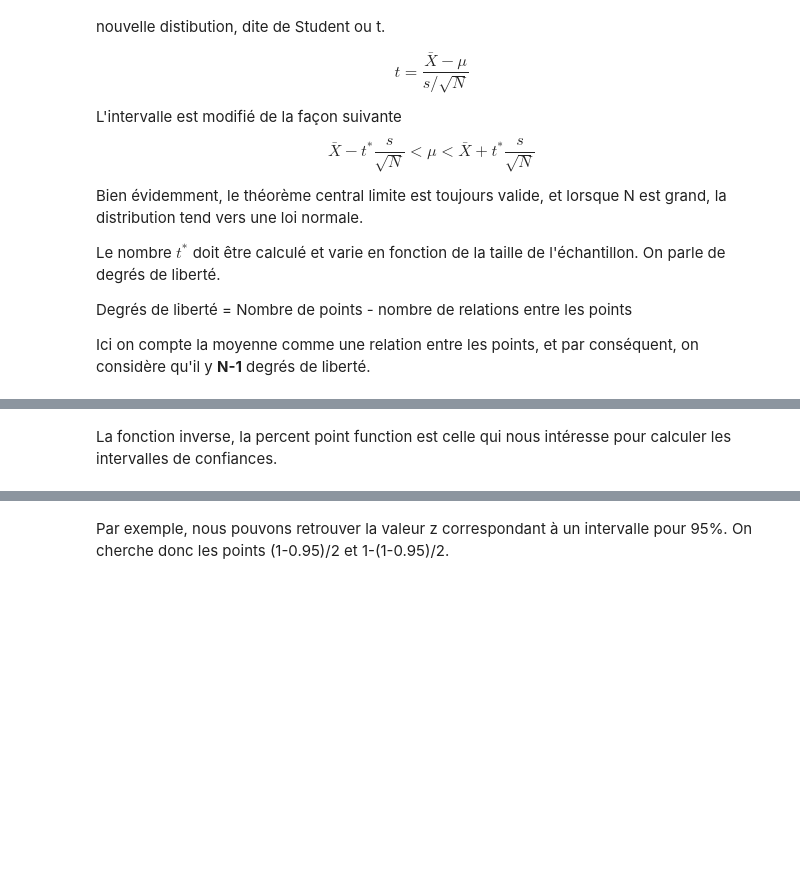
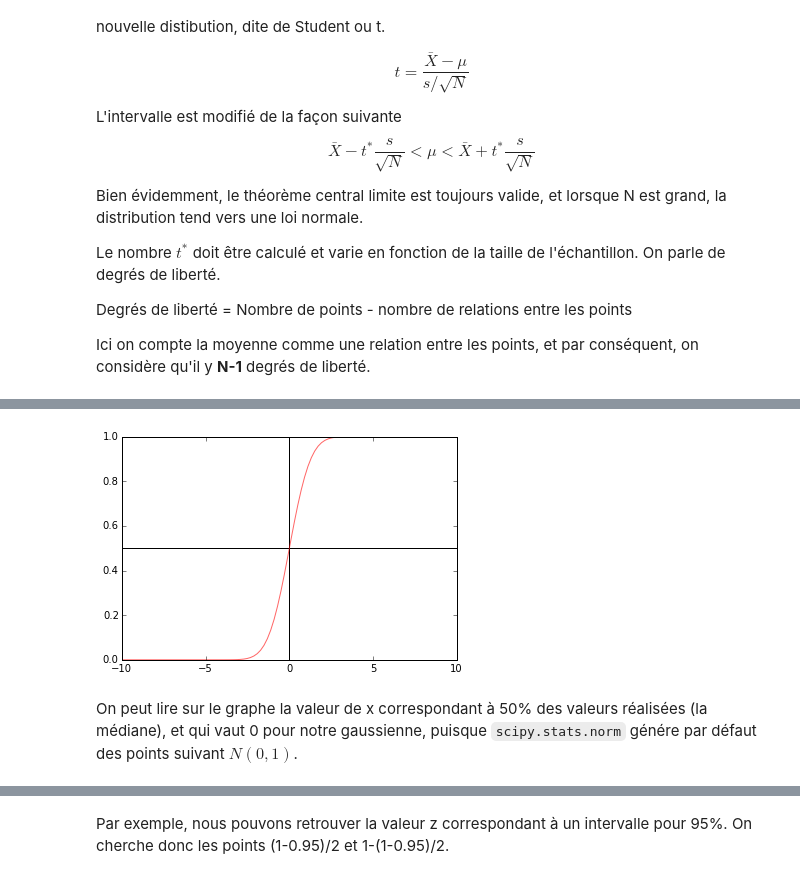
Before and after one commit to BernadetteMJ/Villebon-5.2-Analyse-Donnees-2017, a Jupyter notebook: 2.Regression_Lineaire/Regression_4_Statistiques.ipynb, the cells around one changed output, grey strips where cells are left out. Saved outputs shown, nothing was run; the diff lists cells and outputs as text; code cells hidden in the pictures; blank space fills up the shorter version.

Commit message:
details fonctions statistiques

```diff
--- a/2.Regression_Lineaire/Regression_4_Statistiques.ipynb
+++ b/2.Regression_Lineaire/Regression_4_Statistiques.ipynb
@@ -125,6 +154,9 @@ Une deuxième méthode utile est la cdf, ou cumulated density function.
 # %%
 plt.plot(x, norm.cdf(x), 'r-', lw=1, alpha=0.6, label='norm cdf')
 plt.hlines(0.5, x.min(), x.max())
+plt.vlines(0, 0, 1)
 plt.show()
+# %% [output]
+[figure, added]
-# %% [markdown]
-La fonction inverse, la percent point function est celle qui nous intéresse pour calculer les intervalles de confiances.
+# %% [markdown]
+On peut lire sur le graphe la valeur de x correspondant à 50% des valeurs réalisées (la médiane), et qui vaut 0 pour notre gaussienne, puisque `scipy.stats.norm` génére par défaut des points suivant $N(0,1)$.
```
Also changed, not shown: parts of 16 cells of this notebook.
